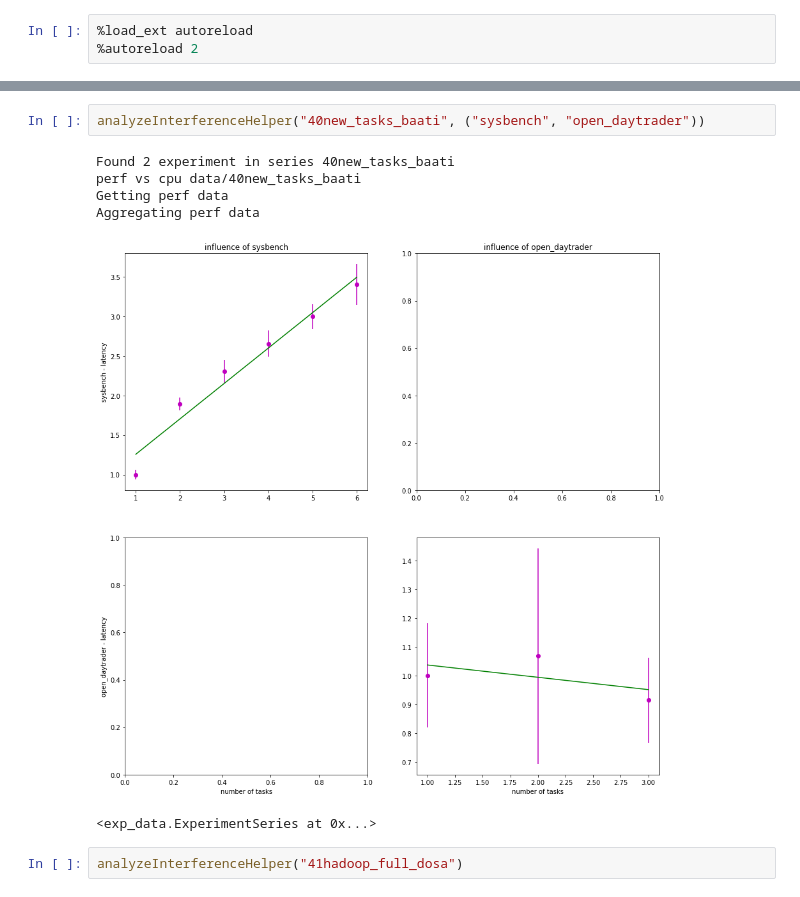
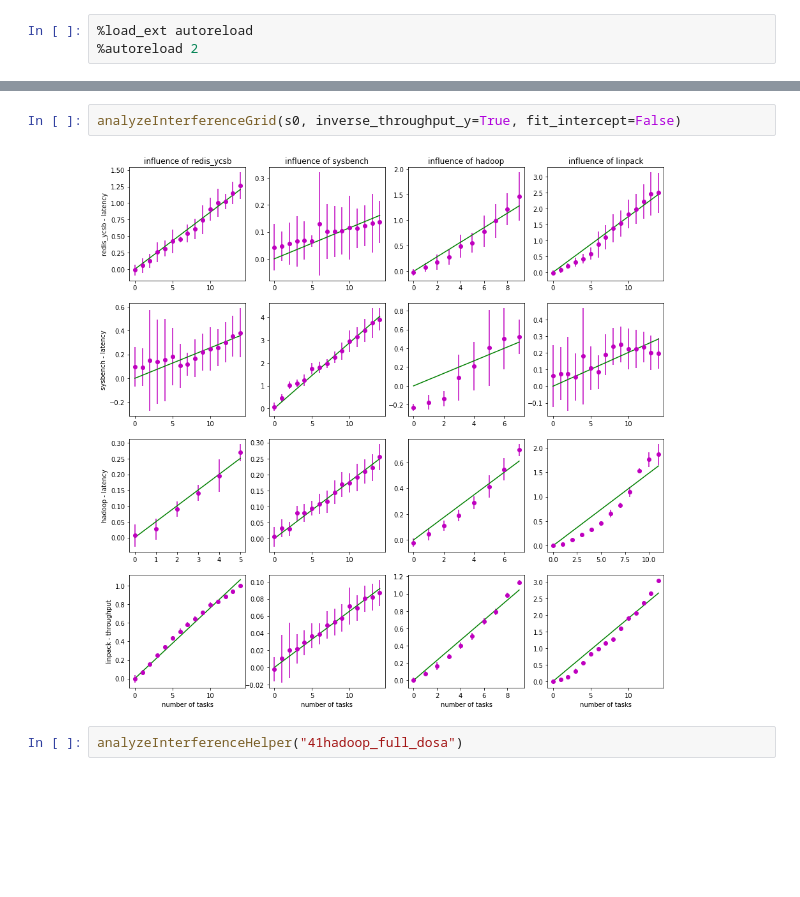
Before and after one commit to pawelzell/cbtool, a Jupyter notebook: myscripts/Interference observation.ipynb, the cells around one changed output, grey strips where cells are left out. Saved outputs shown, nothing was run; the diff lists cells and outputs as text; blank space fills up the shorter version.

```diff
--- a/myscripts/Interference observation.ipynb
+++ b/myscripts/Interference observation.ipynb
@@ -143,12 +145,7 @@ Aggregating cpu data
-# %%
-analyzeInterferenceHelper("40new_tasks_baati", ("sysbench", "open_daytrader"))
-# %% [output]
-Found 2 experiment in series 40new_tasks_baati
-perf vs cpu data/40new_tasks_baati
-Getting perf data
-Aggregating perf data
-[figure, removed]
-<exp_data.ExperimentSeries at 0x...>
+# %%
+analyzeInterferenceGrid(s0, inverse_throughput_y=True, fit_intercept=False)
+# %% [output]
+[figure, added]
 # %%
 analyzeInterferenceHelper("41hadoop_full_dosa")
 # %% [output]
```
Also changed, not shown: parts of 16 cells of this notebook, 4 other files.
